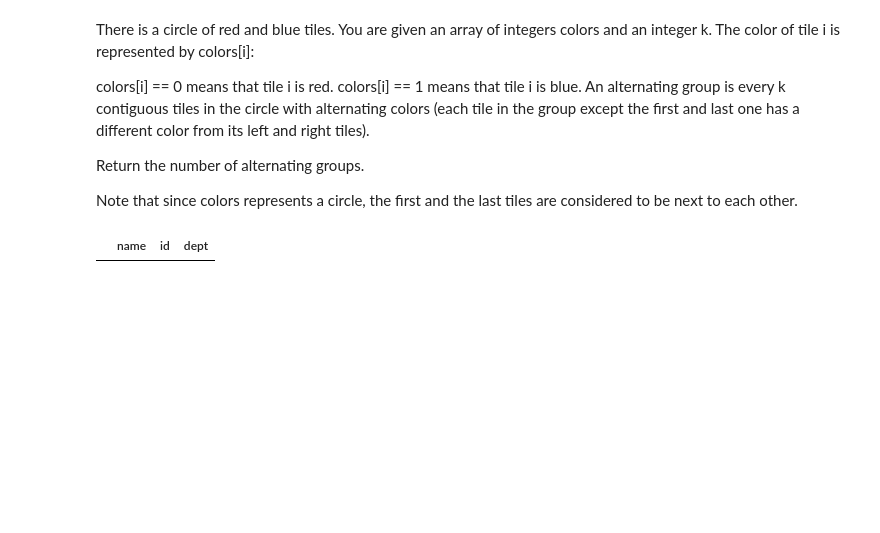
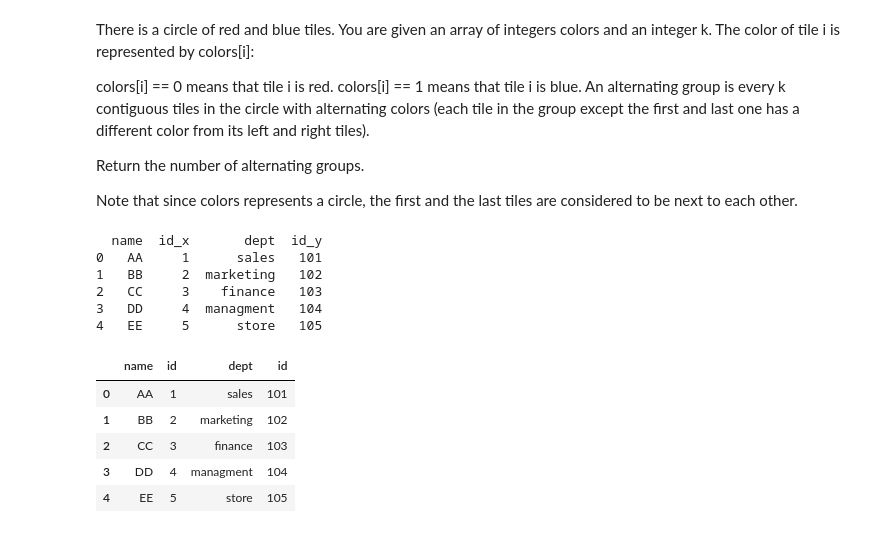
Before and after one commit to ake369/python_tutorial, a Jupyter notebook: notebooks/python_challenges.ipynb, the cells around one changed output. Drawn from its saved outputs; the diff is of its cells as text; code cells hidden in the pictures; blank space fills up the shorter version.

```diff
--- a/notebooks/python_challenges.ipynb
+++ b/notebooks/python_challenges.ipynb
@@ -1774,8 +1774,24 @@ department = pd.DataFrame({
     'id':[101,102,103,104,105]
 })
 # %%
-merg_staff = pd.merge(employee,department,left_on='id', right_on = 'id', how='inner',suffixes=['_emp','_dept'])
+merged_df = pd.merge(employee, department, on='dept', how='inner')
+
+print(merged_df)
+# %% [output]
+  name  id_x       dept  id_y
+0   AA     1      sales   101
+1   BB     2  marketing   102
+2   CC     3    finance   103
+3   DD     4  managment   104
+4   EE     5      store   105
-# %%
-merg_staff
-# %% [output]
-|  | name | id | dept |
+# %%
+merged_df = pd.concat([employee,department], axis=1)
+# %%
+merged_df
+# %% [output]
+|  | name | id | dept | id |
+| 0 | AA | 1 | sales | 101 |
+| 1 | BB | 2 | marketing | 102 |
+| 2 | CC | 3 | finance | 103 |
+| 3 | DD | 4 | managment | 104 |
+| 4 | EE | 5 | store | 105 |
```
